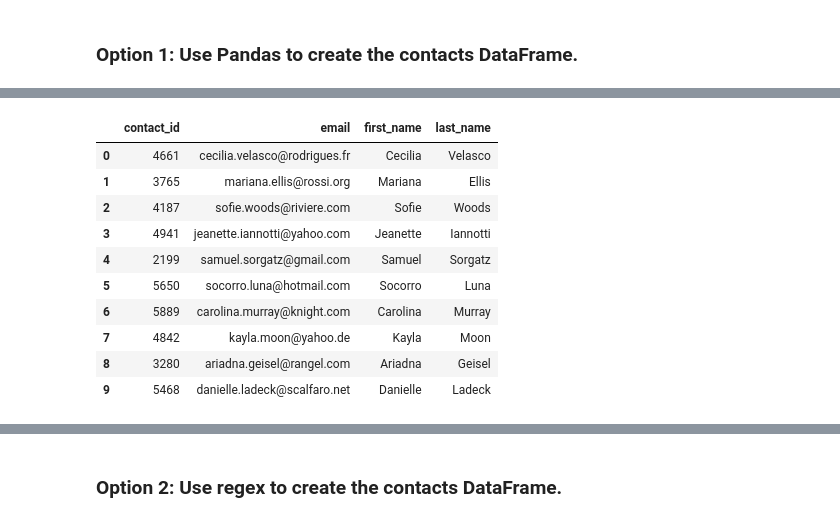
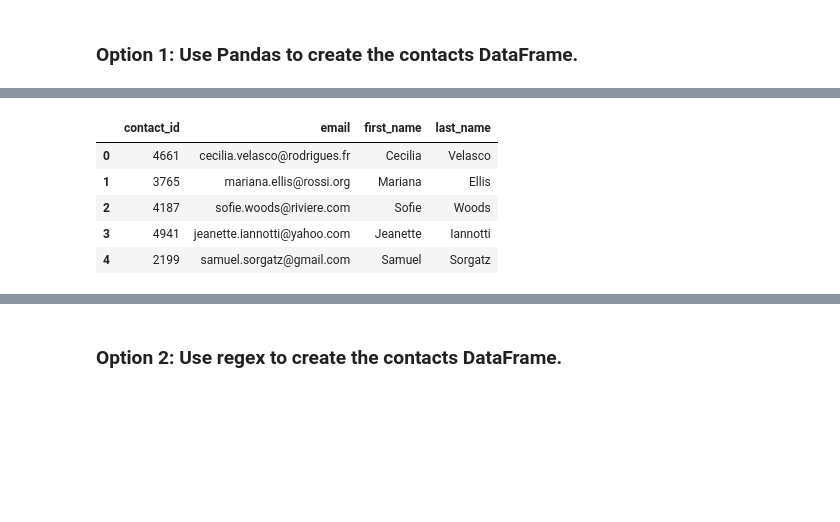
Before and after one commit to SmitaS1/Crowdfunding_ETL, a Jupyter notebook: Starter_Files/ETL_Mini_Project_SShah_JMorgan.ipynb, the cells around one changed output, grey strips where cells are left out. Cells and saved outputs as stored; diff of their text form; code cells hidden in the pictures; blank space fills up the shorter version.

```diff
--- a/Starter_Files/ETL_Mini_Project_SShah_JMorgan.ipynb
+++ b/Starter_Files/ETL_Mini_Project_SShah_JMorgan.ipynb
@@ -452,7 +453,16 @@ Then export the DataFrame as a `contacts.csv` CSV file.
 import json
 dict_values = []
 
+for i, row in contact_info_df.iloc[1:].iterrows():
+    data = row[0]
+
+    converted_data = json.loads(data)
+        # Iterate through each dictionary (row) and get the values for each row using list comprehension.
+    row_values = [row for value, row in converted_data.items()]
+        # Append the list of values for each row to a list.
+    dict_values.append(row_values)
+
 
 # Print out the list of values for each row.
-print(dict_values)
+dict_values
 # %% [output]
@@ -459,0 +486,11 @@ print(dict_values)
+# %%
+# Create a contact_info DataFrame and add each list of values, i.e., each row
+# to the 'contact_id', 'name', 'email' columns.
+
+# Create a DataFrame from the list of dictionaries
+columns = ['contact_id', 'name', 'email']
+# If you want to select specific columns ('contact_id', 'name', 'email'):
+contact_df = pd.DataFrame(dict_values , columns=columns)
+
+# Now, contact_info_df contains the desired columns with values from the dictionaries
+contact_df.head(20)
@@ -483,19 +551,19 @@ memory usage: 23.6+ KB
 # %%
 # Create a "first"name" and "last_name" column with the first and last names from the "name" column.
 
+contact_df[['first_name','last_name']]=contact_df['name'].str.split(' ' , expand=True)
 
-# Drop the contact_name column
+# Drop the 'name' column
+contact_df.drop(columns=['name'], inplace=True)
+
+# Display the updated DataFrame
+contact_df.head()
 # %% [output]
 |  | contact_id | email | first_name | last_name |
 | 0 | 4661 | cecilia.velasco@rodrigues.fr | Cecilia | Velasco |
 | 1 | 3765 | mariana.ellis@rossi.org | Mariana | Ellis |
 | 2 | 4187 | sofie.woods@riviere.com | Sofie | Woods |
 | 3 | 4941 | jeanette.iannotti@yahoo.com | Jeanette | Iannotti |
 | 4 | 2199 | samuel.sorgatz@gmail.com | Samuel | Sorgatz |
-| 5 | 5650 | socorro.luna@hotmail.com | Socorro | Luna |
-| 6 | 5889 | carolina.murray@knight.com | Carolina | Murray |
-| 7 | 4842 | kayla.moon@yahoo.de | Kayla | Moon |
-| 8 | 3280 | ariadna.geisel@rangel.com | Ariadna | Geisel |
-| 9 | 5468 | danielle.ladeck@scalfaro.net | Danielle | Ladeck |
 # %%
 # Reorder the columns
```
Also changed, not shown: parts of 11 cells of this notebook, 1 other file.
